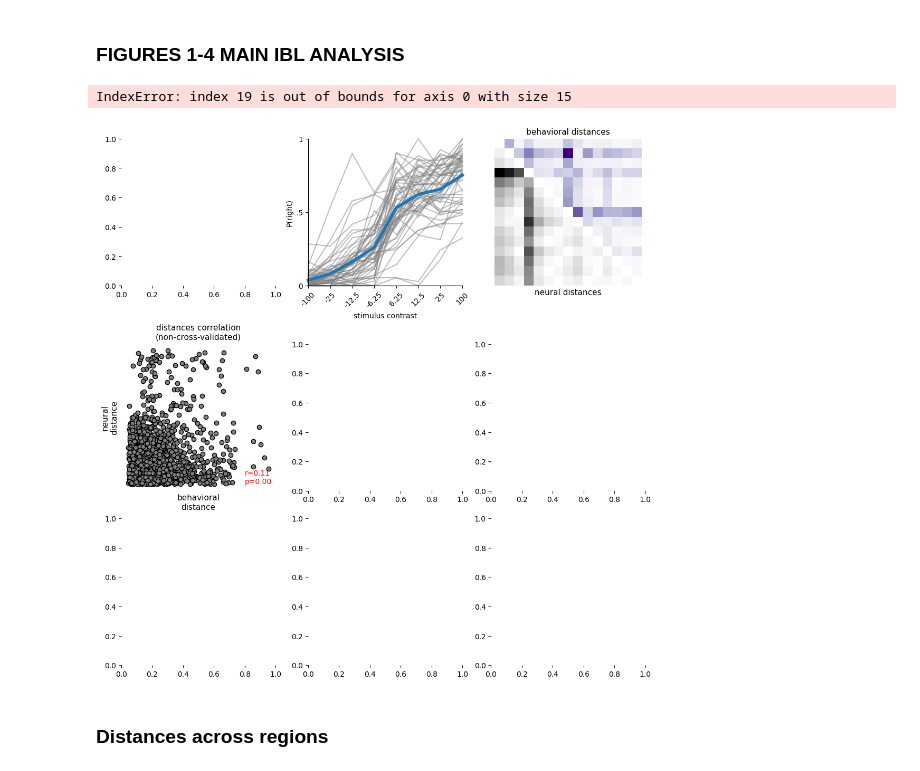
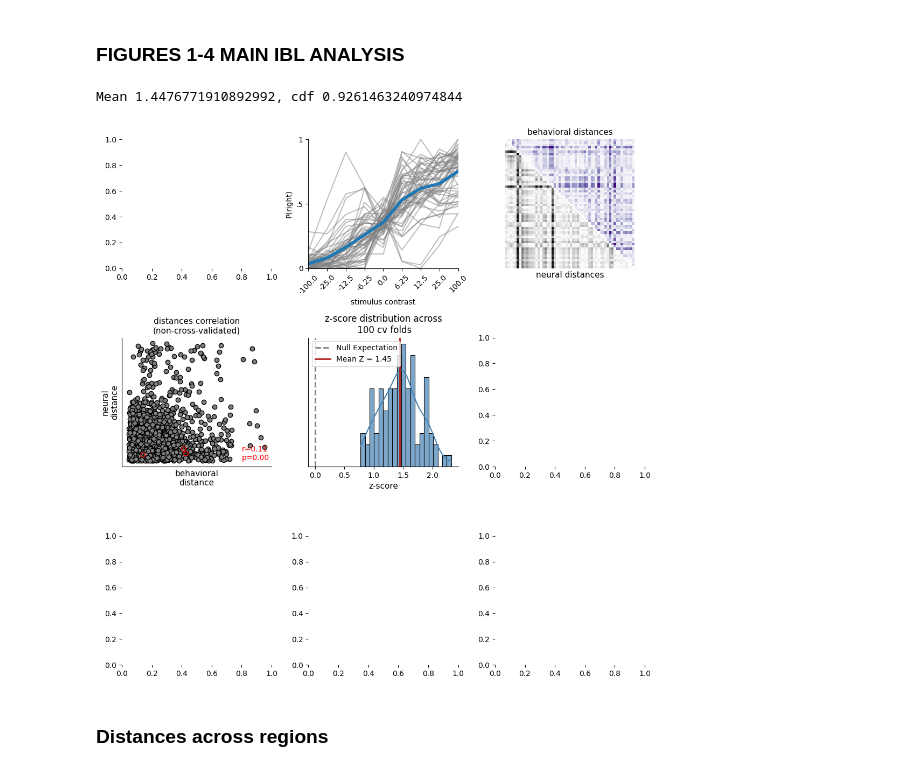
Before and after one commit to brunaafl/ShapeMetrics, a Jupyter notebook: combined_figure.ipynb, the cells around one changed output. Cells and saved outputs as stored; diff of their text form; code cells hidden in the pictures.

Commit message:
Adding all numpy arrays for ibl figure

```diff
--- a/combined_figure.ipynb
+++ b/combined_figure.ipynb
@@ -43,15 +42,5 @@ The autoreload extension is already loaded. To reload it, use:
 # %% [markdown]
 ### FIGURES 1-4 MAIN IBL ANALYSIS
-# %%
-from pathlib import Path
-import pickle
-
-# Load the data
-DATA_DIR = Path.cwd() / "ibl_analyses" / "notebooks"  / "prep_data"
-with open(DATA_DIR / "raw_behavior_all.pkl", "rb") as f:
-    n_trials, cs_trials = pickle.load(f)
-with open(DATA_DIR / "100_folds_1_time_point_all.pkl", "rb") as f:
-    [params, train_data_folds, test_data_folds] = pickle.load(f)
 # %%
 def convert_to_rw_choices(cs_trials):
     choices = []
@@ -170,8 +73,9 @@ np.save(DATA_DIR / "dist_cc_nocv.npy", dist_cc_nocv)
 # %%
-# Load the data
+# Load the data - no cv
 DATA_DIR = Path.cwd() / "data_fig"
 dist_neural_nocv = np.load(DATA_DIR / "dist_neural_nocv.npy", allow_pickle=True)
 dist_cc_nocv = np.load(DATA_DIR / "dist_cc_nocv.npy", allow_pickle=True)
+choices = np.load(DATA_DIR / "choices.npy", allow_pickle=True)
 # %%
 # FIGURE 1-4
 fig, axes = plt.subplots(nrows=3, ncols=3, figsize=(7*1.5,7*1.5), constrained_layout=True)
@@ -185,20 +89,19 @@ axes = axes.flatten()
 contrast = [-100.  ,  -25.  ,  -12.5 ,   -6.25,    0.  ,    6.25,   12.5 ,
          25.  ,  100.  ]
 
-avg_cc = [np.mean(c==1,0) for c in cs_trials]
-
-choices = convert_to_rw_choices(cs_trials)
-axes[1].plot(choices.T, color='gray', alpha=0.5,clip_on=False)
-axes[1].plot(np.nanmean(choices,0), lw=4,clip_on=False)
+axes[1].plot(choices.T, color='gray', alpha=0.5)
+axes[1].plot(np.nanmean(choices,0), lw=4)
 axes[1].set_ylabel("P(right)")
 axes[1].set_xlabel("stimulus contrast")
-axes[1].set_xticks(range(len(contrast)-1),[-100,-25,-12.5,-6.25,6.25,12.5,25,100],rotation=45)
+axes[1].set_xticks(range(len(contrast)),contrast,rotation=45)
 axes[1].set_yticks([0,0.5,1],[0,'.5',1])
 axes[1].set_ylim(0,1)
-axes[1].set_xlim(0,7)
+axes[1].set_xlim(0,8)
 sns.despine(bottom=False, left=False, ax=axes[1])
 
-colors = np.array(sns.color_palette(None, S))
+data_corrs = np.array(all_c_corrs)[:,0]
+dist_neural = all_dist_neural[np.argmax(data_corrs)].copy()
+dist_cc = all_dist_cc[np.argmax(data_corrs)].copy()
 
 ### Second - DISTANCE MATRICES
 dist_neural = np.asarray(dist_neural, dtype=float)
@@ -228,8 +131,11 @@ for ti,tick in enumerate(axes[2].get_xticklabels()):
 
 ### Third - SCATTER PLOT OF DISTANCES
 # take upper triangle for the non-cross-validated data
+S = dist_neural_nocv.shape[0]
 flat_dist_neural = dist_neural_nocv[jnp.triu_indices(S,1)]
 flat_dist_cc = dist_cc_nocv[jnp.triu_indices(S,1)]
+
+r_dist, p_dist = sts.pearsonr(flat_dist_cc,flat_dist_neural)
 
 axes[3].scatter( flat_dist_cc,flat_dist_neural,color="k",facecolors='gray')
 axes[3].text(1.5,0.1,"r={:.2f}\np={:.2f}".format(r_dist,p_dist),color="red")
@@ -253,54 +159,34 @@ z = (r - null_means) / null_stds
 
 print(f'Mean {z.mean()}, cdf {norm.cdf(z.mean())}')
 
 sns.histplot(
     z,
     bins=20,
     kde=True,
     color="steelblue",
     edgecolor="black",
     alpha=0.7,
     ax=axes[4]
 )
 
 #sns.kdeplot(null_means, color='orange', linewidth=2, alpha=0.7, ax=ax)
 
 axes[4].axvline(0, color='gray', linestyle='--', linewidth=2, label='Null Expectation')
 axes[4].axvline(np.mean(z), color='firebrick', linestyle='-', linewidth=2, label=f'Mean Z = {np.mean(z):.2f}')
 
 axes[4].set_yticks([])
 axes[4].set_yticklabels([])
 axes[4].set_ylabel('')
 axes[4].set_xlabel('z-score', fontsize=11)
 axes[4].set_title('z-score distribution across\n 100 cv folds', fontsize=12)
 axes[4].legend(frameon=True, facecolor='white')
 sns.despine(bottom=False, left=False, ax=axes[4])
 
-'''
-### Fourth - DISTRIBUTION OF CORRELATIONS ACROSS FOLDS
-
-axes[4].set_title("distances correlation\nacross folds")
-data_corrs = np.array(all_c_corrs, dtype=object)[:,0]
-low, high = np.percentile(data_corrs,[2.5,97.5])
-
-#shuffle_corrs = np.array(all_c_corrs, dtype=object)[:,1].mean()
-shuffle_corrs = np.concatenate([np.asarray(c) for c in all_c_corrs[:, 1]])
-shuffle_corrs = np.array([np.asarray(c).mean() for c in all_c_corrs[:, 1]])
-sns.violinplot(data_corrs,label="data",ax=axes[4])
-sns.violinplot(shuffle_corrs,label="shuffle",ax=axes[4],clip_on=False, alpha=0.5)
-axes[4].legend()
-axes[4].set_ylabel("pearsonr\ncorrelation")
-#axes[4].text(0.1,0.02,"low={:.2f}\n high={:.3f}".format(low,high),color='r')
-axes[4].set_yticks([0,0.25])
-axes[4].set_ylim(-0.25,0.25)
-axes[4].set_xticks([])
-'''
-
 plt.tight_layout()
 plt.savefig('IBL_distances.svg',dpi=300)
 plt.show()
 # %% [output]
-IndexError: index 19 is out of bounds for axis 0 with size 15
+Mean 1.4476771910892992, cdf 0.9261463240974844
-[figure, old version]
+[figure, new version]
 # %% [markdown]
 ### Distances across regions
```
Also changed, not shown: parts of 26 cells of this notebook, 5 other files.
